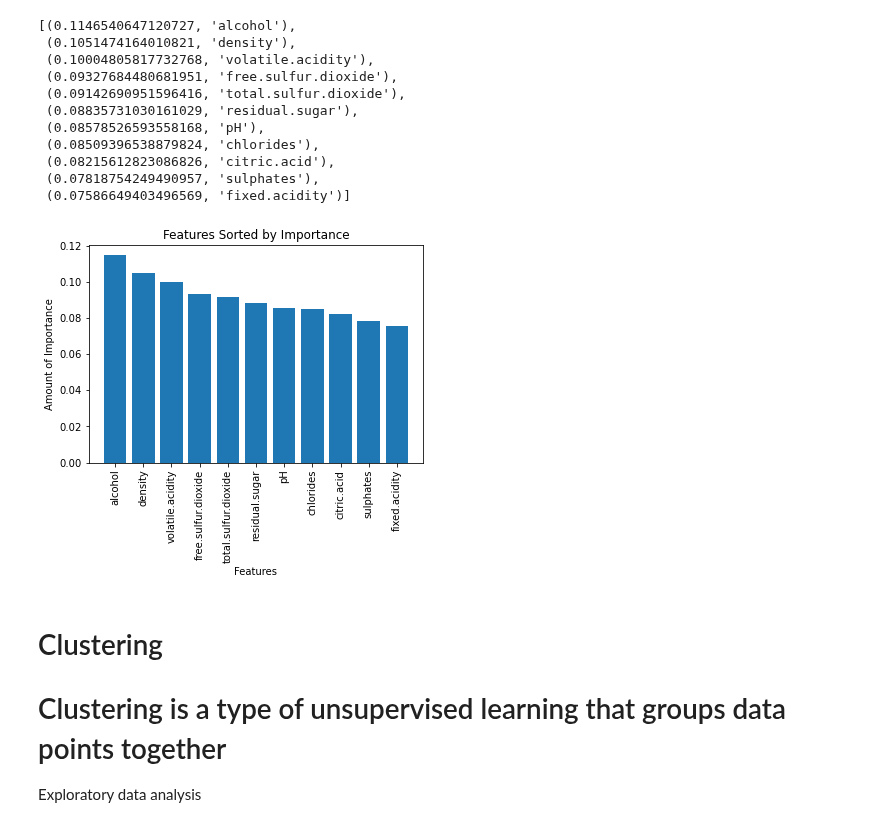
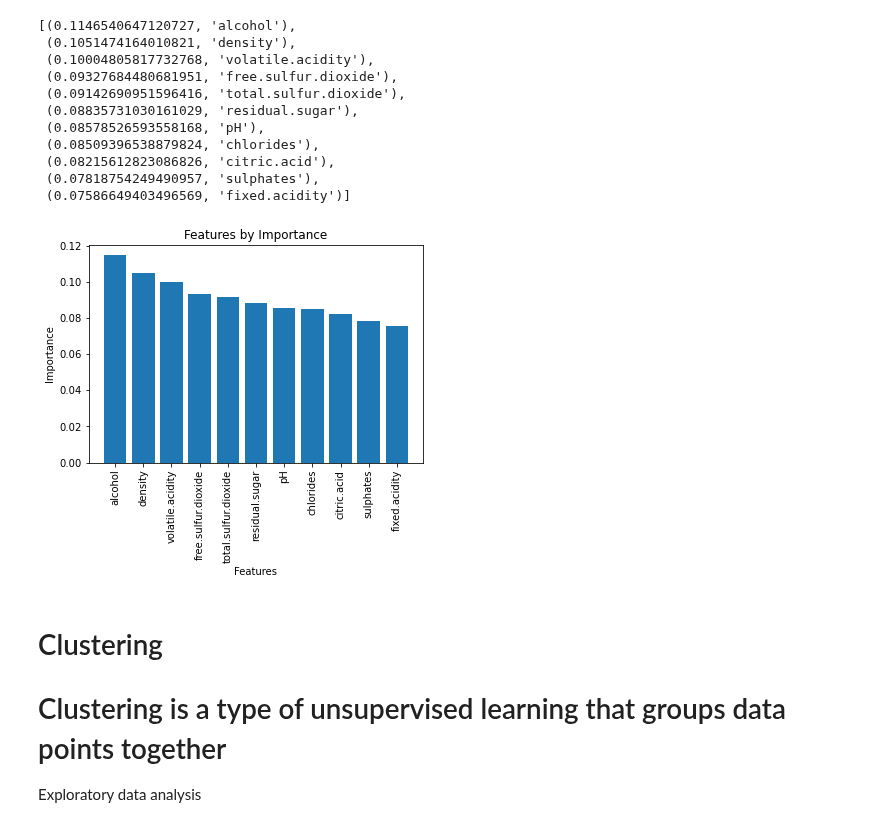
Before and after one commit to rllemos/Team_Yellow, a Jupyter notebook: Machine_Learning/white_wine_quality.ipynb, the cells around one changed output. Saved outputs shown, nothing was run; the diff lists cells and outputs as text; code cells hidden in the pictures.

```diff
--- a/Machine_Learning/white_wine_quality.ipynb
+++ b/Machine_Learning/white_wine_quality.ipynb
@@ -202,15 +214,16 @@ sorted_features
  (0.07818754249490957, 'sulphates'),
  (0.07586649403496569, 'fixed.acidity')]
 # %%
-x, y = zip(*sorted_features)
-plt.bar(y, x)
+# Graph the features by importance
+a, b = zip(*sorted_features)
+plt.bar(b, a)
 plt.xticks(rotation = 90)
-plt.title("Features Sorted by Importance")
+plt.title("Features by Importance")
 plt.xlabel("Features")
-plt.ylabel("Amount of Importance")
+plt.ylabel("Importance")
 plt.show()
 # %% [output]
-[figure, old version]
+[figure, new version]
 # %% [markdown]
 # Clustering
 # Clustering is a type of unsupervised learning that groups data points together
```
Also changed, not shown: parts of 12 cells of this notebook, 4 other files.
